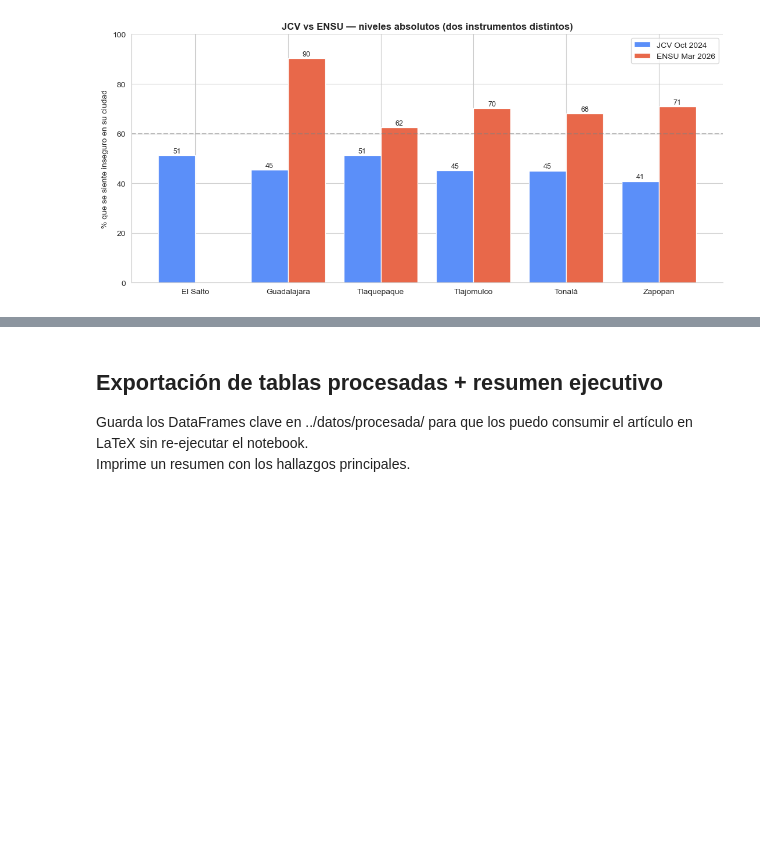
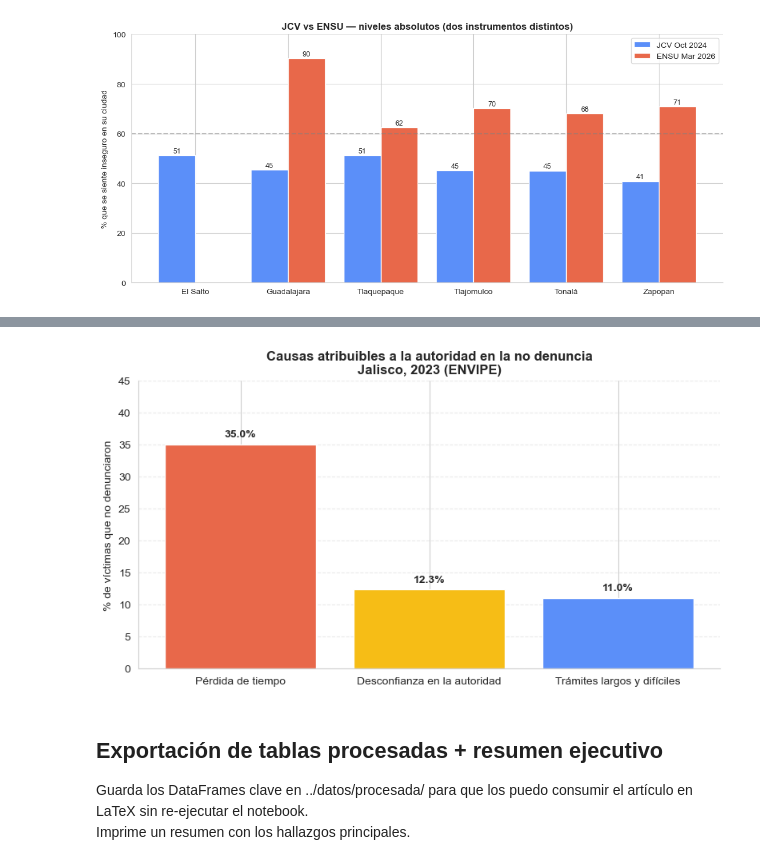
Before and after one commit to josue-mtz/La_percepcion_de_inseguridad_en_AMG, a Jupyter notebook: notebooks/EDA.ipynb, the cells around one changed output, grey strips where cells are left out. Saved outputs shown, nothing was run; the diff lists cells and outputs as text; code cells hidden in the pictures; blank space fills up the shorter version.

```diff
--- a/notebooks/EDA.ipynb
+++ b/notebooks/EDA.ipynb
@@ -1023,3 +1164,26 @@ NOTA ANALÍTICA:
+# %%
+#Datos
+causas = ["Pérdida de tiempo", "Desconfianza en la autoridad", "Trámites largos y difíciles"]
+porcentajes = [35.0, 12.3, 11.0]   #ENVIPE Jalisco 2023 (desconfianza aprox. 2021)
+colores = ["#E8684A", "#F6BD16", "#5B8FF9"]
+
+fig, ax = plt.subplots(figsize=(8, 4.5))
+bars = ax.bar(causas, porcentajes, color=colores, edgecolor="white")
+ax.set_ylabel("% de víctimas que no denunciaron")
+ax.set_title("Causas atribuibles a la autoridad en la no denuncia\nJalisco, 2023 (ENVIPE)")
+ax.set_ylim(0, 45)
+
+#Etiquetas de valor
+for bar, pct in zip(bars, porcentajes):
+    ax.text(bar.get_x() + bar.get_width()/2, bar.get_height() + 0.8,
+            f"{pct:.1f}%", ha="center", va="bottom", fontsize=10, fontweight="bold")
+
+ax.grid(axis='y', linestyle='--', alpha=0.4)
+sns.despine(ax=ax)
+plt.tight_layout()
+plt.show()
+# %% [output]
+[figure, added]
 # %% [markdown]
 ## Exportación de tablas procesadas + resumen ejecutivo
 
```
Also changed, not shown: parts of 5 cells of this notebook, 6 other files.
